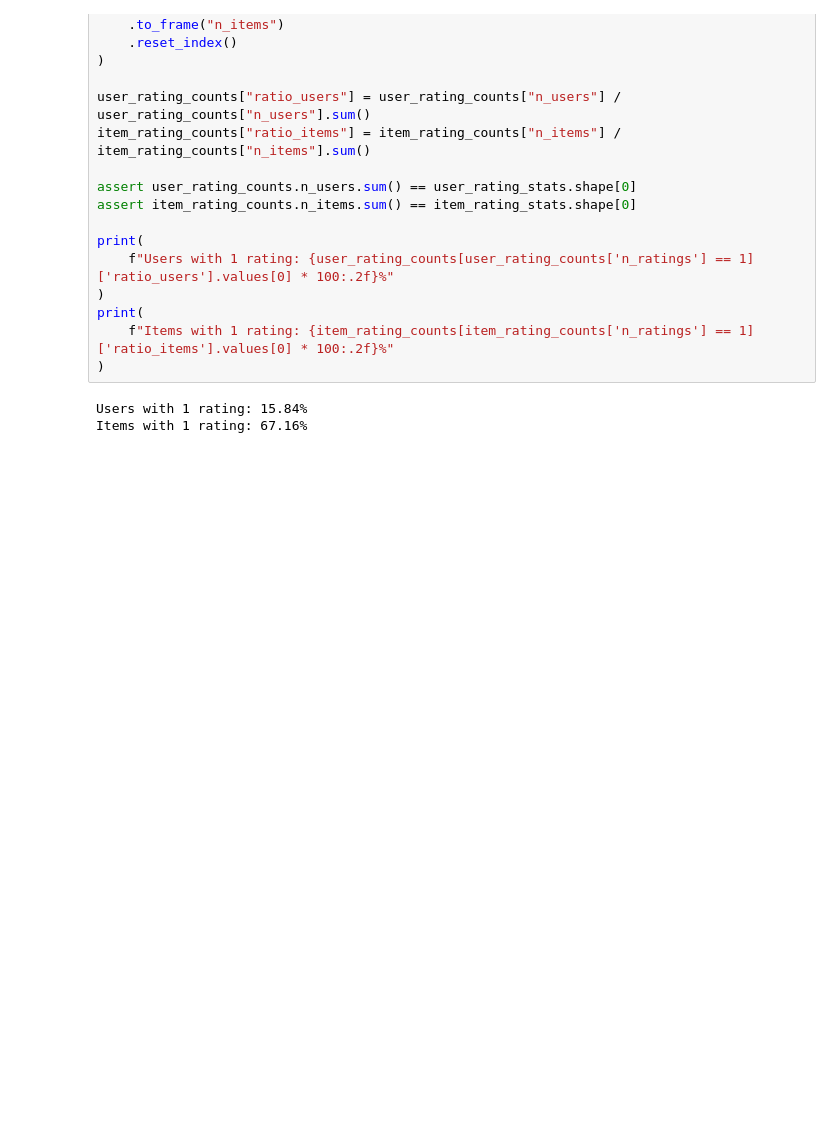
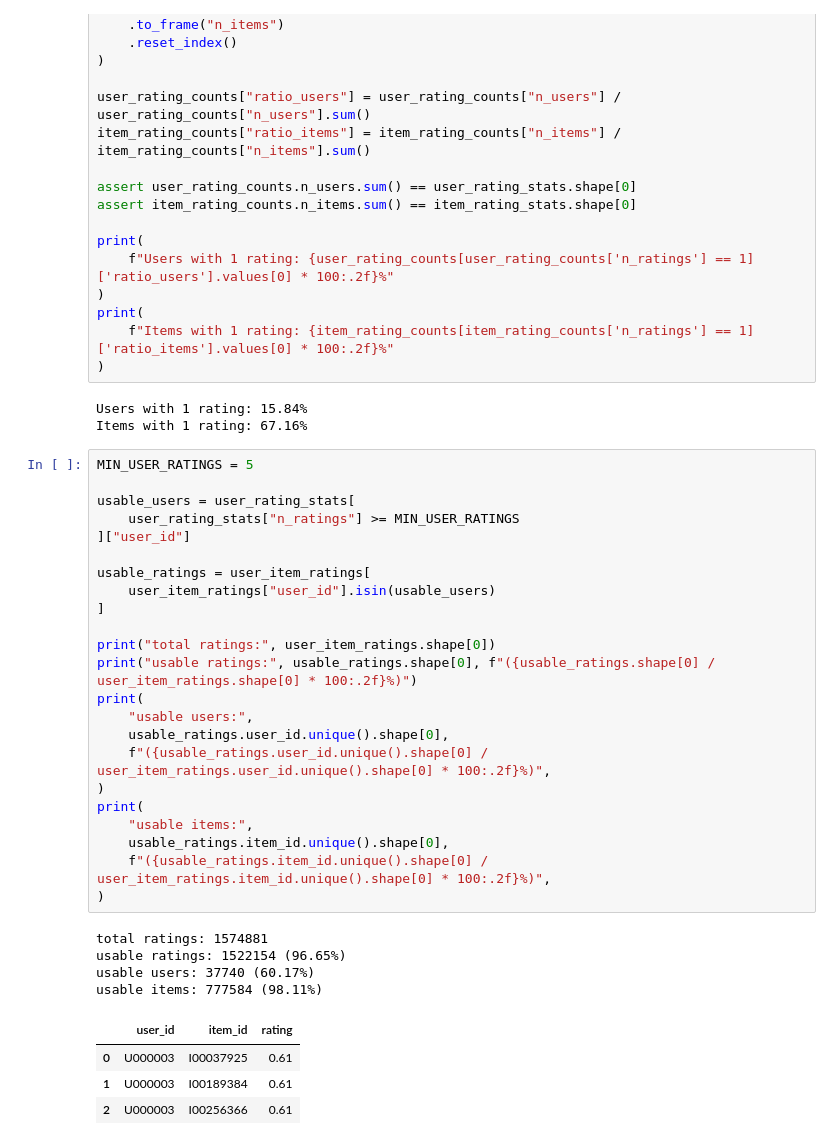
Before and after one commit to DungBeetleBASH/recsys-pipeliner, a Jupyter notebook: notebooks/blog/01-explore-data.ipynb, the cells around one changed output. Saved outputs shown, nothing was run; the diff lists cells and outputs as text; blank space fills up the shorter version.

```diff
--- a/notebooks/blog/01-explore-data.ipynb
+++ b/notebooks/blog/01-explore-data.ipynb
@@ -150,3 +161,35 @@ print(
 # %% [output]
 Users with 1 rating: 15.84%
 Items with 1 rating: 67.16%
+# %%
+MIN_USER_RATINGS = 5
+
+usable_users = user_rating_stats[
+    user_rating_stats["n_ratings"] >= MIN_USER_RATINGS
+]["user_id"]
+
+usable_ratings = user_item_ratings[
+    user_item_ratings["user_id"].isin(usable_users)
+]
+
+print("total ratings:", user_item_ratings.shape[0])
+print("usable ratings:", usable_ratings.shape[0], f"({usable_ratings.shape[0] / user_item_ratings.shape[0] * 100:.2f}%)")
+print(
+    "usable users:",
+    usable_ratings.user_id.unique().shape[0],
+    f"({usable_ratings.user_id.unique().shape[0] / user_item_ratings.user_id.unique().shape[0] * 100:.2f}%)",
+)
+print(
+    "usable items:",
+    usable_ratings.item_id.unique().shape[0],
+    f"({usable_ratings.item_id.unique().shape[0] / user_item_ratings.item_id.unique().shape[0] * 100:.2f}%)",
+)
+# %% [output]
+total ratings: 1574881
+usable ratings: 1522154 (96.65%)
+usable users: 37740 (60.17%)
+usable items: 777584 (98.11%)
+|  | user_id | item_id | rating |
+| 0 | U000003 | I00037925 | 0.61 |
+| 1 | U000003 | I00189384 | 0.61 |
+| 2 | U000003 | I00256366 | 0.61 |
```
Also changed, not shown: parts of 5 cells of this notebook, 1 other file.
